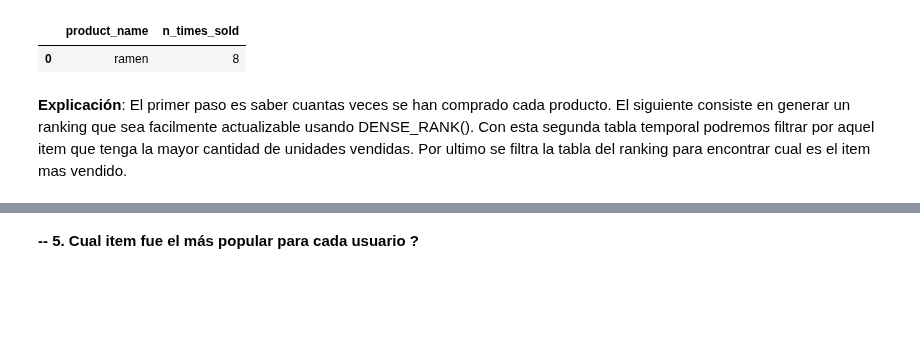
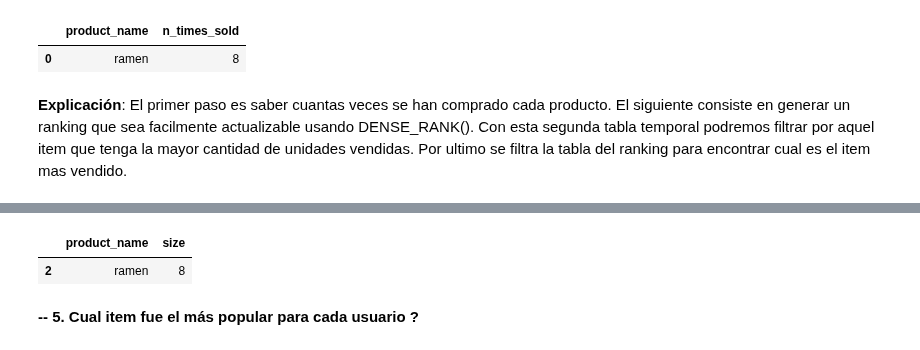
Before and after one commit to LLAES07/SQL_DESAFIO, a Jupyter notebook: Caso_1/Caso_1.ipynb, the cells around one changed output, grey strips where cells are left out. Drawn from its saved outputs; the diff is of its cells as text; code cells hidden in the pictures; blank space fills up the shorter version.

```diff
--- a/Caso_1/Caso_1.ipynb
+++ b/Caso_1/Caso_1.ipynb
@@ -384,3 +399,12 @@ Por ultimo se filtra la tabla del ranking para encontrar cual es el item mas ven
+# %%
+df_merge.groupby(['product_id', 'product_name'], as_index=False)\
+        .size()\
+        .sort_values(by='size', ascending=False)\
+        .iloc[[0]]\
+        [['product_name', 'size']]
+# %% [output]
+|  | product_name | size |
+| 2 | ramen | 8 |
 # %% [markdown]
 **-- 5. Cual item fue el más popular para cada usuario ?**
 # %%
```
Also changed, not shown: parts of 6 cells of this notebook.
